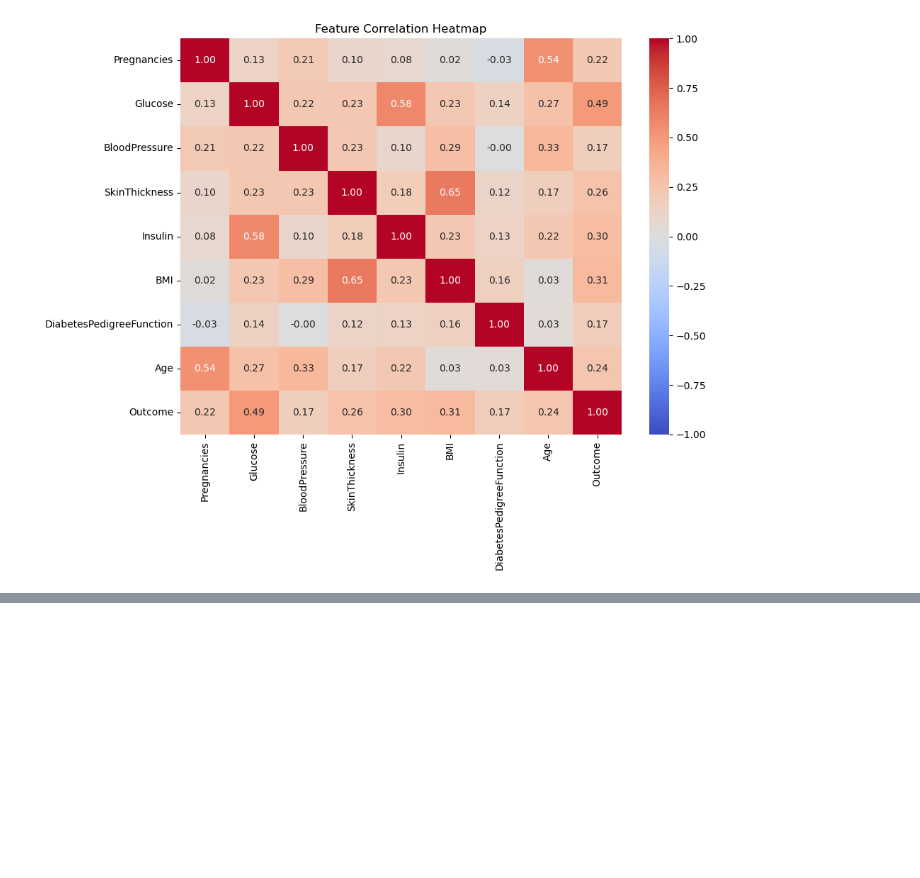
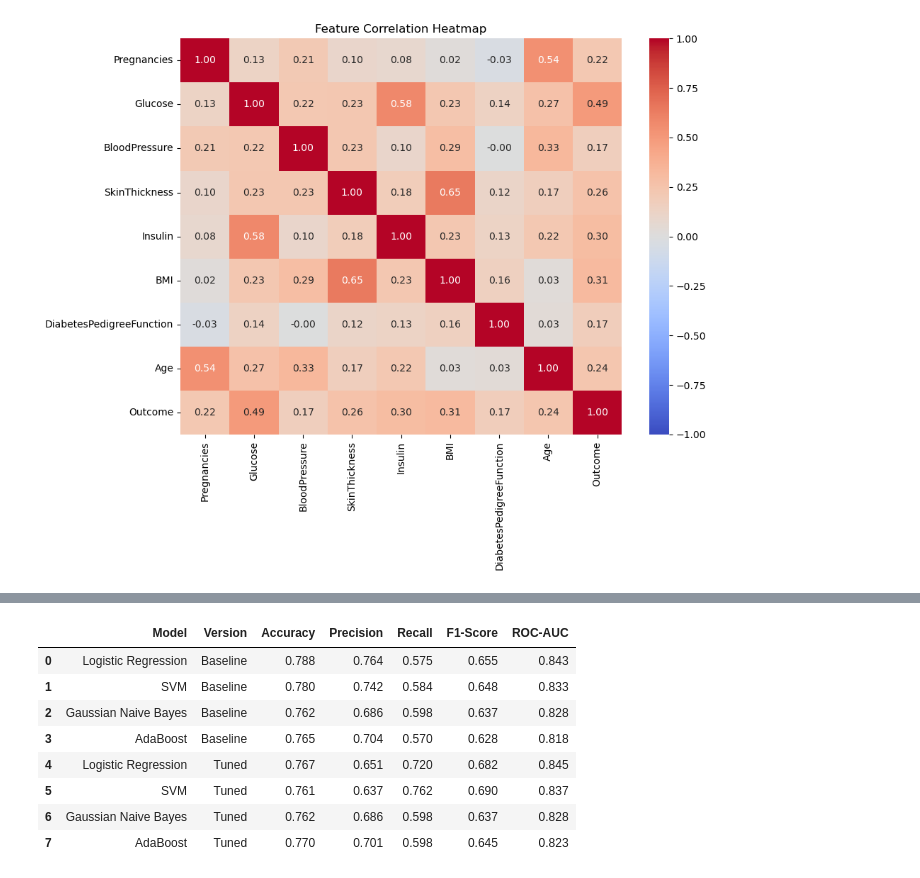
Before and after one commit to yusuferdemgungorr/diabetes-classification-model-comparison, a Jupyter notebook: notebooks/Diabetes_Classification.ipynb, the cells around one changed output, grey strips where cells are left out. Drawn from its saved outputs; the diff is of its cells as text; code cells hidden in the pictures; blank space fills up the shorter version.

```diff
--- a/notebooks/Diabetes_Classification.ipynb
+++ b/notebooks/Diabetes_Classification.ipynb
@@ -614,0 +806,2 @@ plt.show()
+# %%
+log_reg_pipline.fit(X_train_clean,y_train)
@@ -614,0 +912,2 @@ plt.show()
+# %%
+svc_pipeline.fit(X_train_clean,y_train)
@@ -614,0 +1140,21 @@ plt.show()
+# %%
+from sklearn.model_selection import GridSearchCV
+
+param_grids = {
+    "Logistic Regression": {
+        "model__C": [0.1, 1, 10],
+        "model__class_weight": [None, "balanced"]
+    },
+    "SVM": {
+        "model__C": [0.1, 1, 10],
+        "model__gamma": ["scale", 0.1],
+        "model__class_weight": [None, "balanced"]
+    },
+    "Gaussian Naive Bayes": {
+        "model__var_smoothing": [1e-7, 1e-8, 1e-9, 1e-10]
+    },
+    "AdaBoost": {
+        "model__n_estimators": [50, 100, 150],
+        "model__learning_rate": [0.3, 1.0]
+    }
+}
@@ -614,0 +1205,28 @@ plt.show()
+# %%
+baseline_df = comparison_df.copy()
+baseline_df["Version"] = "Baseline"
+
+optimized_df = tuned_df.copy()
+optimized_df["Version"] = "Tuned"
+
+final_comparison = pd.concat(
+    [baseline_df, optimized_df],
+    ignore_index=True
+)
+
+final_comparison = final_comparison[
+    ["Model", "Version", "Accuracy", "Precision",
+     "Recall", "F1-Score", "ROC-AUC"]
+]
+
+display(final_comparison.round(3))
+# %% [output]
+|  | Model | Version | Accuracy | Precision | Recall | F1-Score | ROC-AUC |
+| 0 | Logistic Regression | Baseline | 0.788 | 0.764 | 0.575 | 0.655 | 0.843 |
+| 1 | SVM | Baseline | 0.780 | 0.742 | 0.584 | 0.648 | 0.833 |
+| 2 | Gaussian Naive Bayes | Baseline | 0.762 | 0.686 | 0.598 | 0.637 | 0.828 |
+| 3 | AdaBoost | Baseline | 0.765 | 0.704 | 0.570 | 0.628 | 0.818 |
+| 4 | Logistic Regression | Tuned | 0.767 | 0.651 | 0.720 | 0.682 | 0.845 |
+| 5 | SVM | Tuned | 0.761 | 0.637 | 0.762 | 0.690 | 0.837 |
+| 6 | Gaussian Naive Bayes | Tuned | 0.762 | 0.686 | 0.598 | 0.637 | 0.828 |
+| 7 | AdaBoost | Tuned | 0.770 | 0.701 | 0.598 | 0.645 | 0.823 |
```
Also changed, not shown: parts of 45 cells of this notebook.
